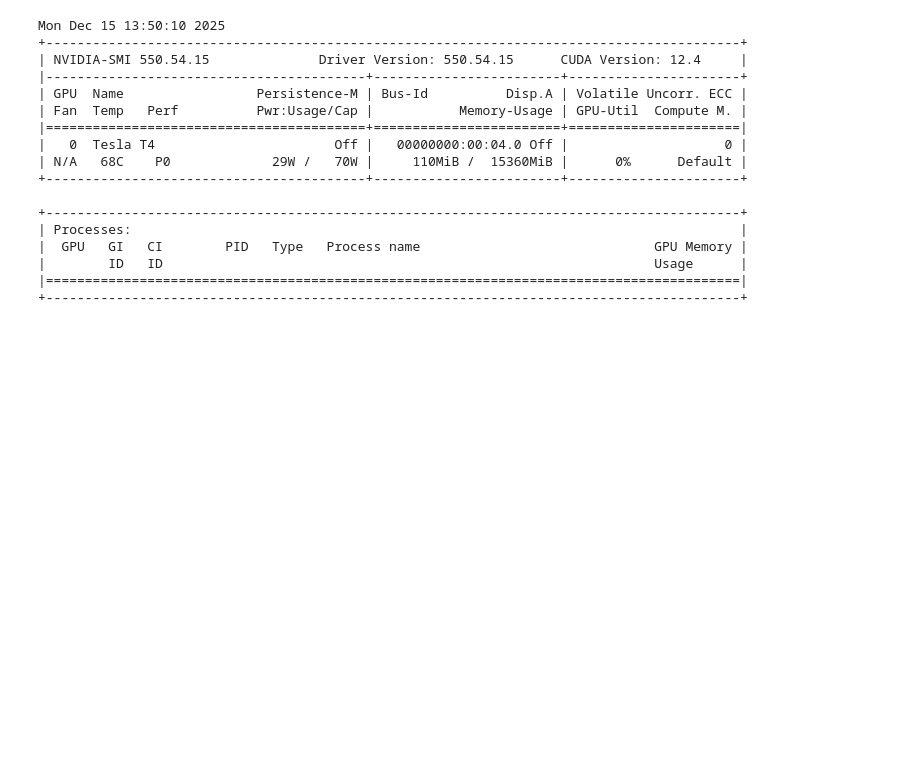
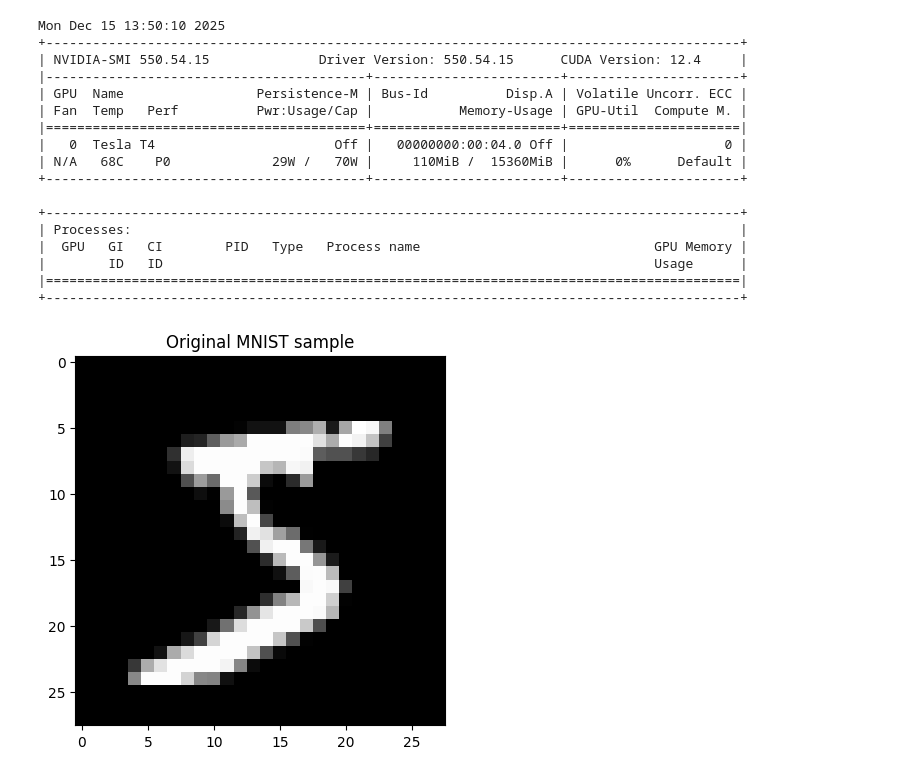
Before and after one commit to aakanksha-27/GPU-Accelerated-Batch-Image-Filtering-Using-CUDA, a Jupyter notebook: cuda_mnist_image_processing.ipynb, the cells around one changed output. Drawn from its saved outputs; the diff is of its cells as text; code cells hidden in the pictures; blank space fills up the shorter version.

```diff
--- a/cuda_mnist_image_processing.ipynb
+++ b/cuda_mnist_image_processing.ipynb
@@ -121,3 +121,10 @@ Mon Dec 15 13:50:10 2025
 |        ID   ID                                                               Usage      |
 |=========================================================================================|
 +-----------------------------------------------------------------------------------------+
+# %%
+import matplotlib.pyplot as plt
+plt.imshow(images[0], cmap='gray')
+plt.title("Original MNIST sample")
+plt.show()
+# %% [output]
+[figure, added]
```
Also changed, not shown: parts of 1 cell of this notebook.
